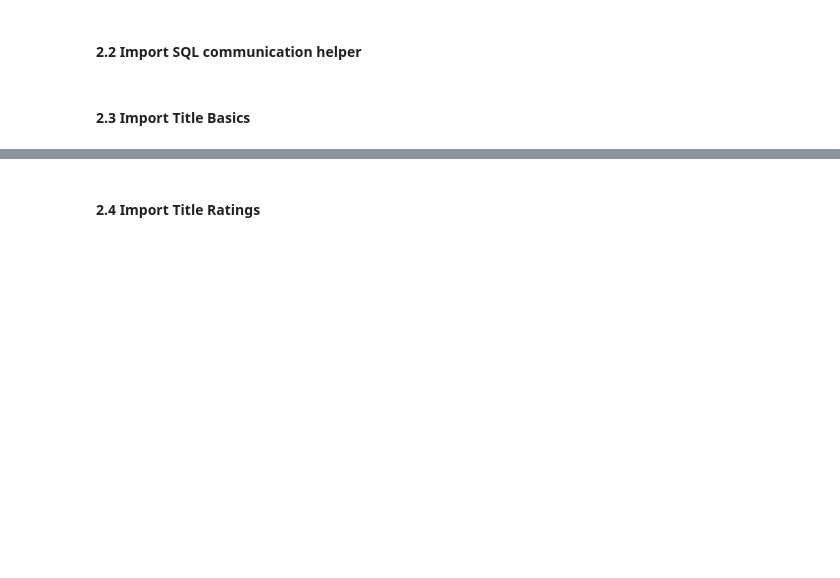
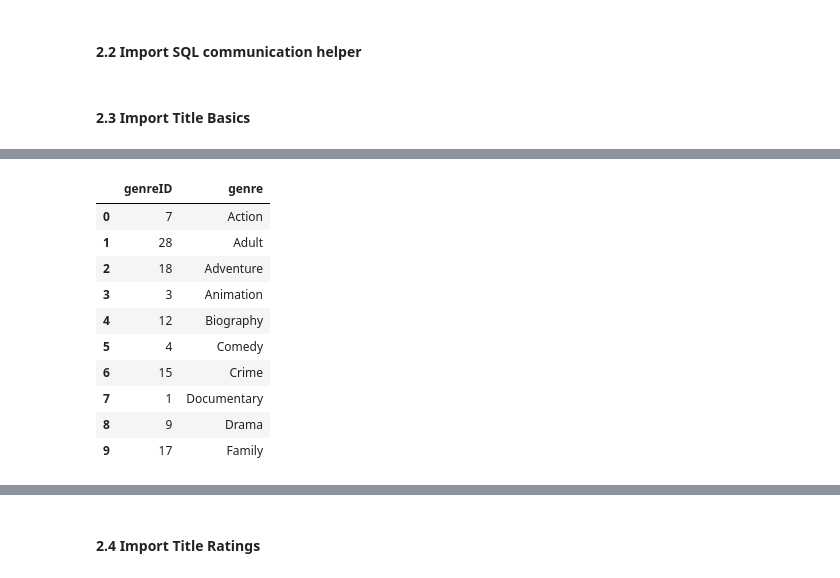
Before and after one commit to abasiamaakpan/Movie_Database_Application, a Jupyter notebook: Imdb_Database_Warehouse.ipynb, the cells around one changed output, grey strips where cells are left out. Saved outputs shown, nothing was run; the diff lists cells and outputs as text; code cells hidden in the pictures; blank space fills up the shorter version.

```diff
--- a/Imdb_Database_Warehouse.ipynb
+++ b/Imdb_Database_Warehouse.ipynb
@@ -478,3 +516,24 @@ del title_basics
 del genres_preprocessed
 del genre_dict
 # title_basics_preprocessed is used later on so will not delete until after
+# %%
+def retrieve_genres():
+
+    genres = pd.read_sql("""SELECT * FROM genres LIMIT 10;;""",database_connection.connect())
+
+    return genres
+
+# call function
+retrieve_genres()
+# %% [output]
+|  | genreID | genre |
+| 0 | 7 | Action |
+| 1 | 28 | Adult |
+| 2 | 18 | Adventure |
+| 3 | 3 | Animation |
+| 4 | 12 | Biography |
+| 5 | 4 | Comedy |
+| 6 | 15 | Crime |
+| 7 | 1 | Documentary |
+| 8 | 9 | Drama |
+| 9 | 17 | Family |
```
Also changed, not shown: parts of 33 cells of this notebook.
